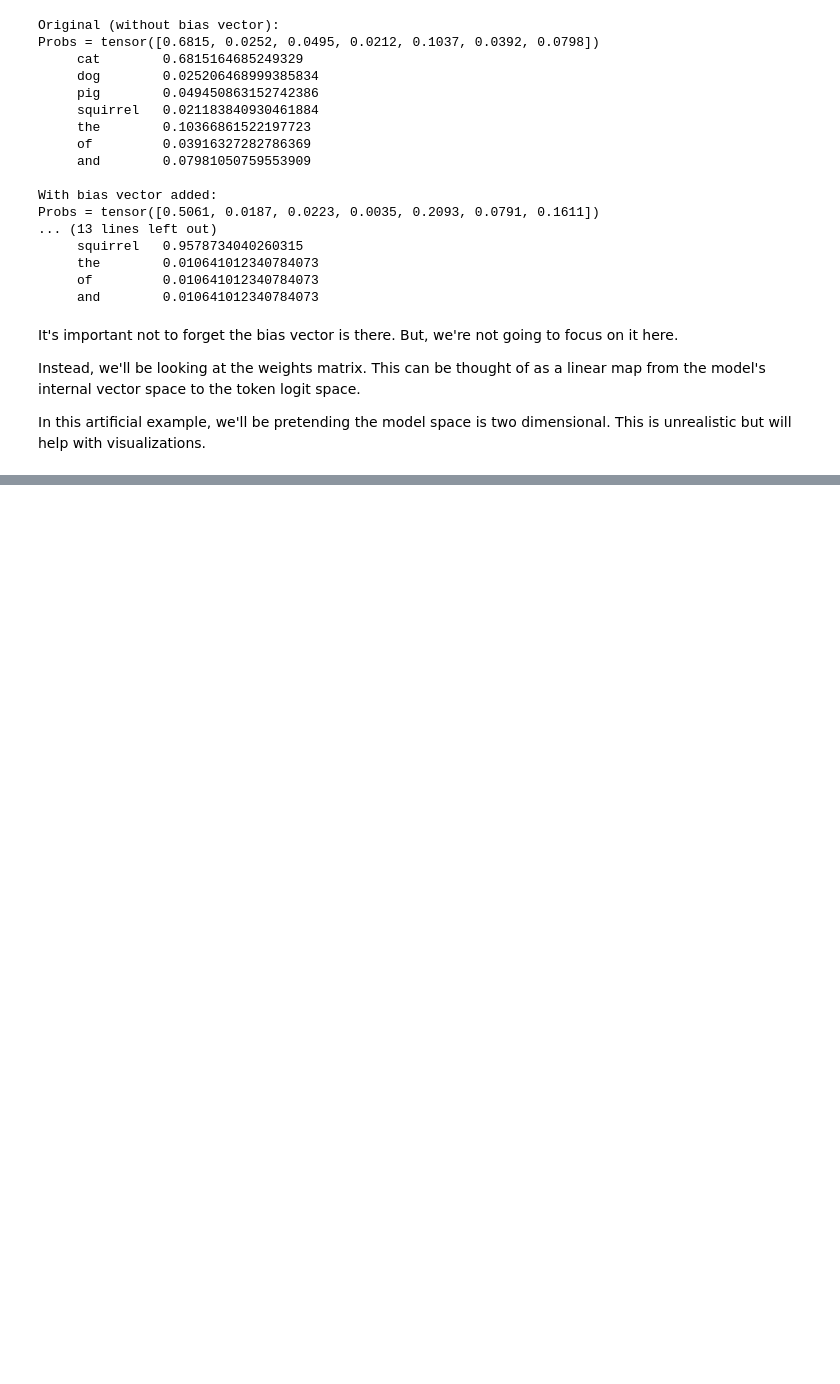
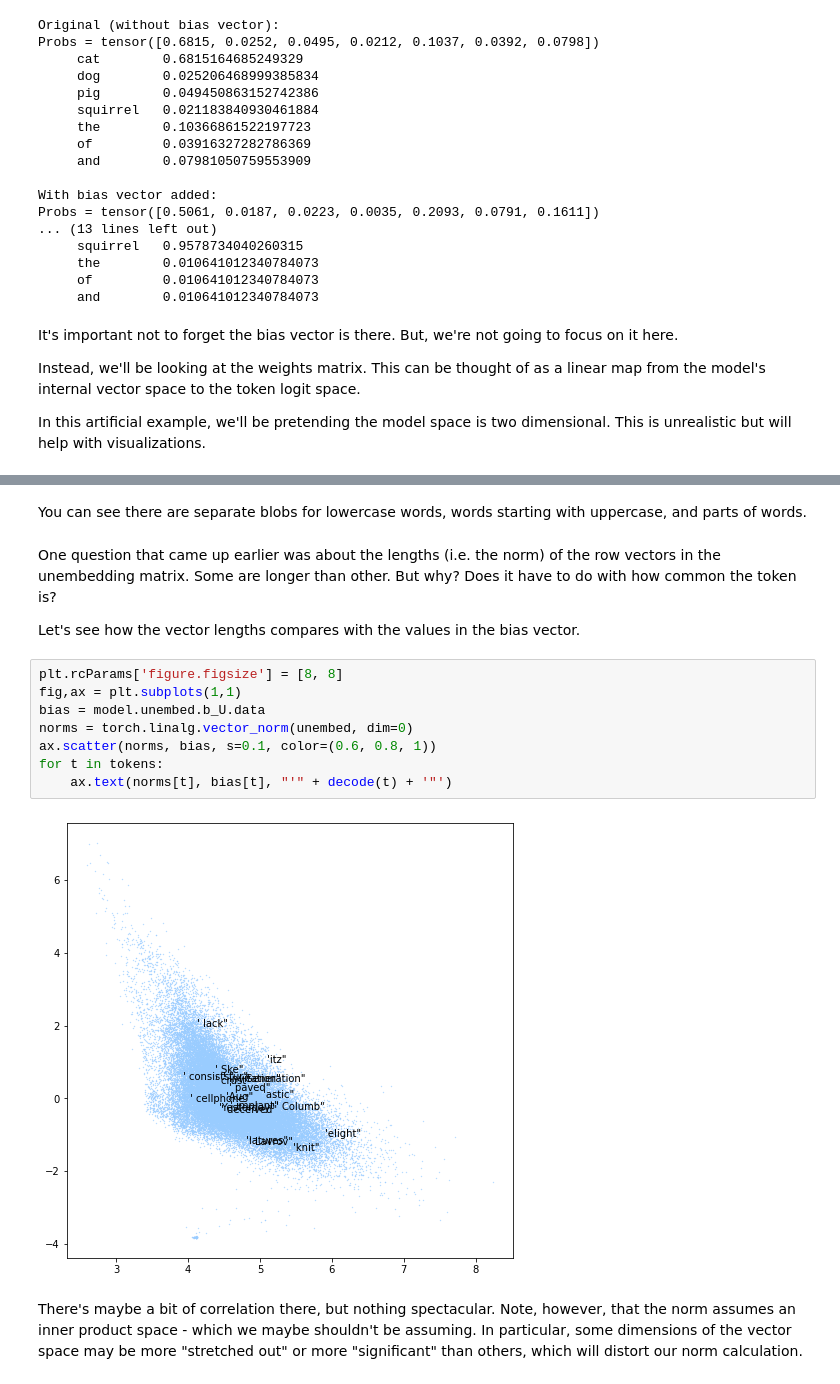
Before and after one commit to edkins/interp-ausp, a Jupyter notebook: introduction.ipynb, the cells around one changed output, grey strips where cells are left out. Drawn from its saved outputs; the diff is of its cells as text; blank space fills up the shorter version.

```diff
--- a/introduction.ipynb
+++ b/introduction.ipynb
@@ -154,0 +266,18 @@ torch.Size([2, 7])
+# %% [markdown]
+You can see there are separate blobs for lowercase words, words starting with uppercase, and parts of words.
+# %% [markdown]
+One question that came up earlier was about the lengths (i.e. the norm) of the row vectors in the unembedding matrix. Some are longer than other. But why? Does it have to do with how common the token is?
+
+Let's see how the vector lengths compares with the values in the bias vector.
+# %%
+plt.rcParams['figure.figsize'] = [8, 8]
+fig,ax = plt.subplots(1,1)
+bias = model.unembed.b_U.data
+norms = torch.linalg.vector_norm(unembed, dim=0)
+ax.scatter(norms, bias, s=0.1, color=(0.6, 0.8, 1))
+for t in tokens:
+    ax.text(norms[t], bias[t], "'" + decode(t) + '"')
+# %% [output]
+[figure, added]
+# %% [markdown]
+There's maybe a bit of correlation there, but nothing spectacular. Note, however, that the norm assumes an inner product space - which we maybe shouldn't be assuming. In particular, some dimensions of the vector space may be more "stretched out" or more "significant" than others, which will distort our norm calculation.
```
Also changed, not shown: parts of 14 cells of this notebook, 1 other file.
